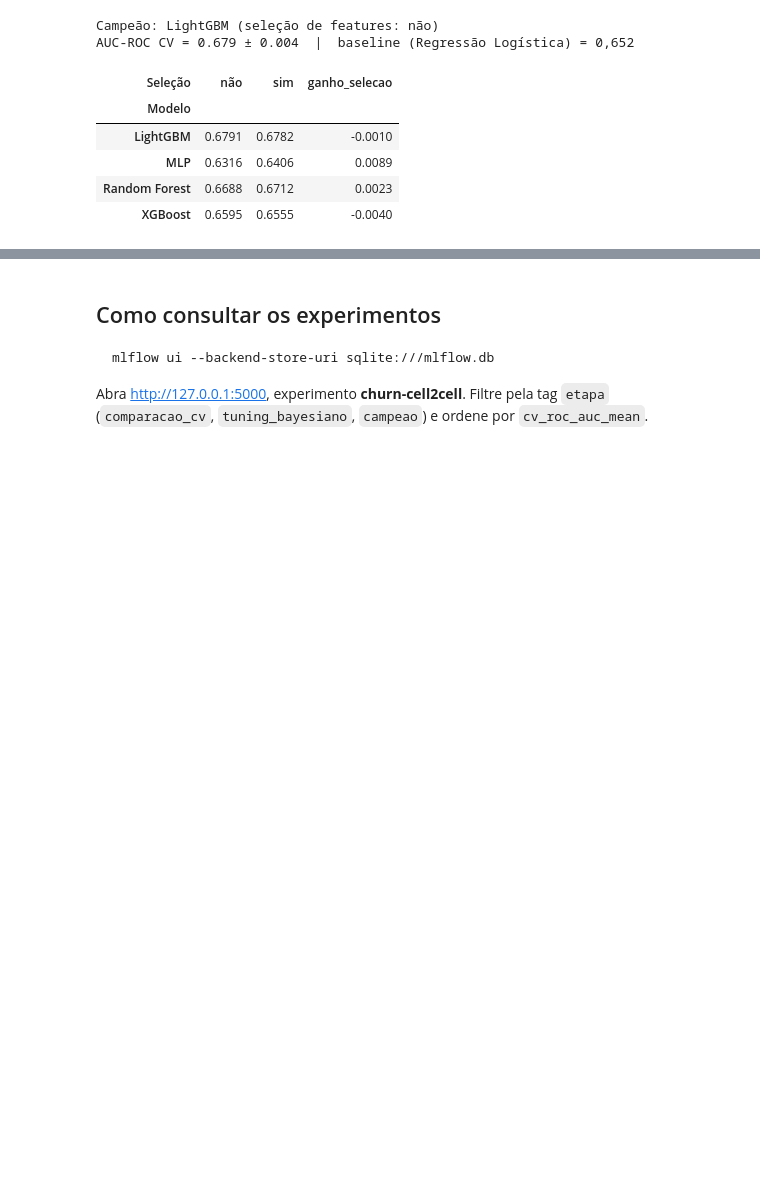
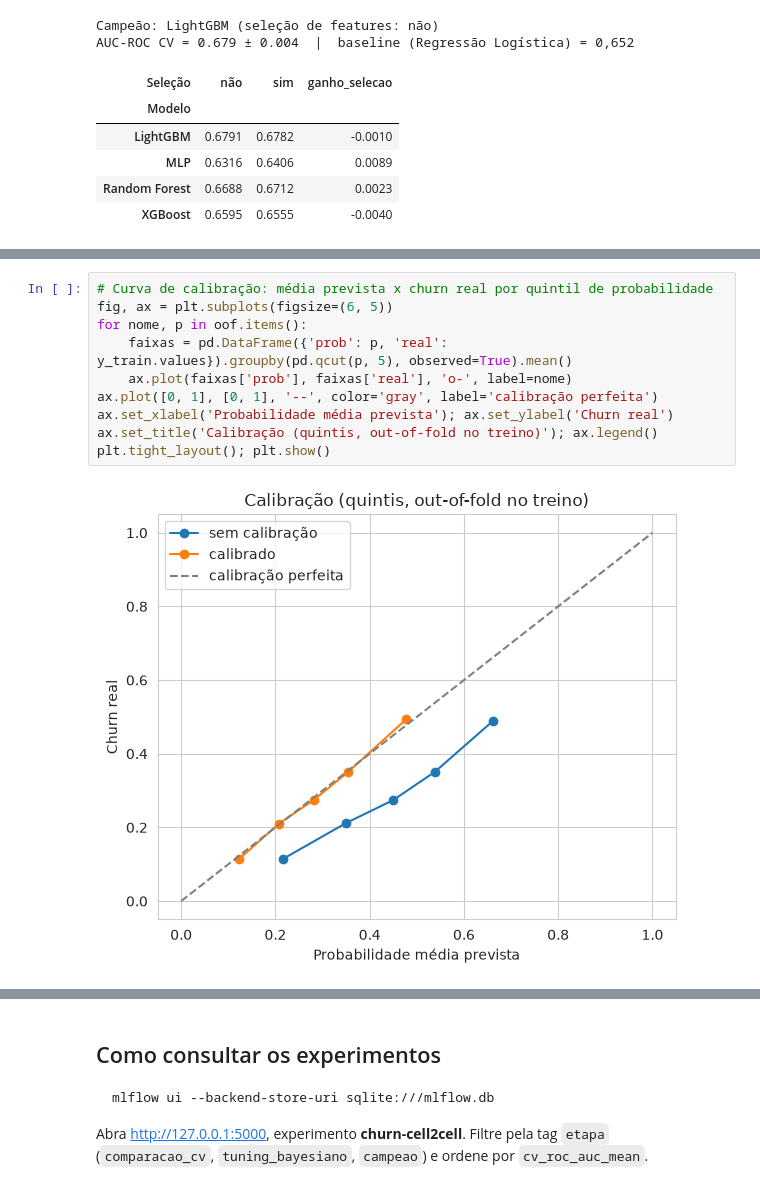
Before and after one commit to jumrs/tech-challenge-1-FIAP, a Jupyter notebook: notebooks/tech_challenge_1_FIAP.ipynb, the cells around one changed output, grey strips where cells are left out. Drawn from its saved outputs; the diff is of its cells as text; blank space fills up the shorter version.

```diff
--- a/notebooks/tech_challenge_1_FIAP.ipynb
+++ b/notebooks/tech_challenge_1_FIAP.ipynb
@@ -1760,0 +1817,12 @@ plt.tight_layout(); plt.show()
+# %%
+# Curva de calibração: média prevista x churn real por quintil de probabilidade
+fig, ax = plt.subplots(figsize=(6, 5))
+for nome, p in oof.items():
+    faixas = pd.DataFrame({'prob': p, 'real': y_train.values}).groupby(pd.qcut(p, 5), observed=True).mean()
+    ax.plot(faixas['prob'], faixas['real'], 'o-', label=nome)
+ax.plot([0, 1], [0, 1], '--', color='gray', label='calibração perfeita')
+ax.set_xlabel('Probabilidade média prevista'); ax.set_ylabel('Churn real')
+ax.set_title('Calibração (quintis, out-of-fold no treino)'); ax.legend()
+plt.tight_layout(); plt.show()
+# %% [output]
+[figure, added]
```
Also changed, not shown: parts of 26 cells of this notebook.
